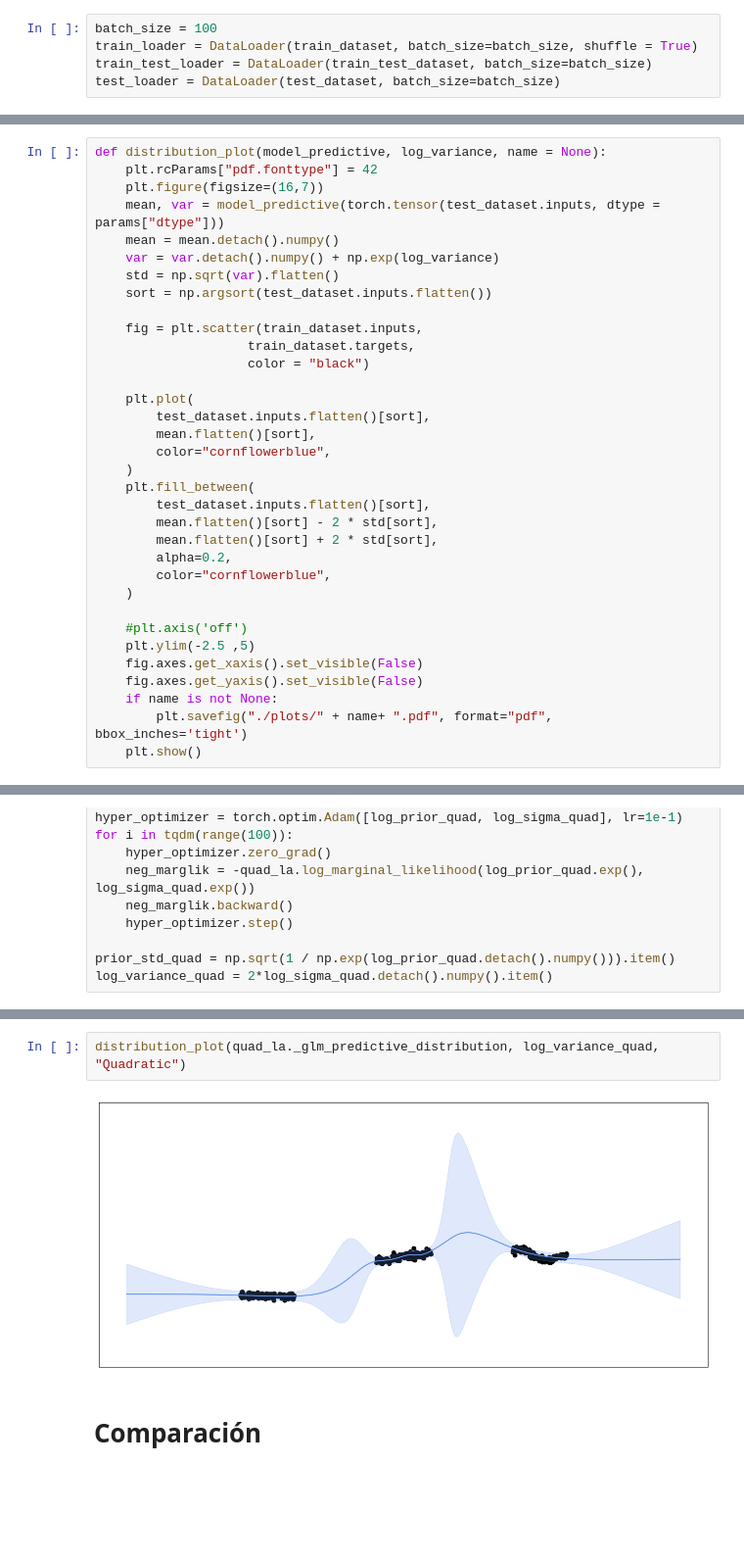
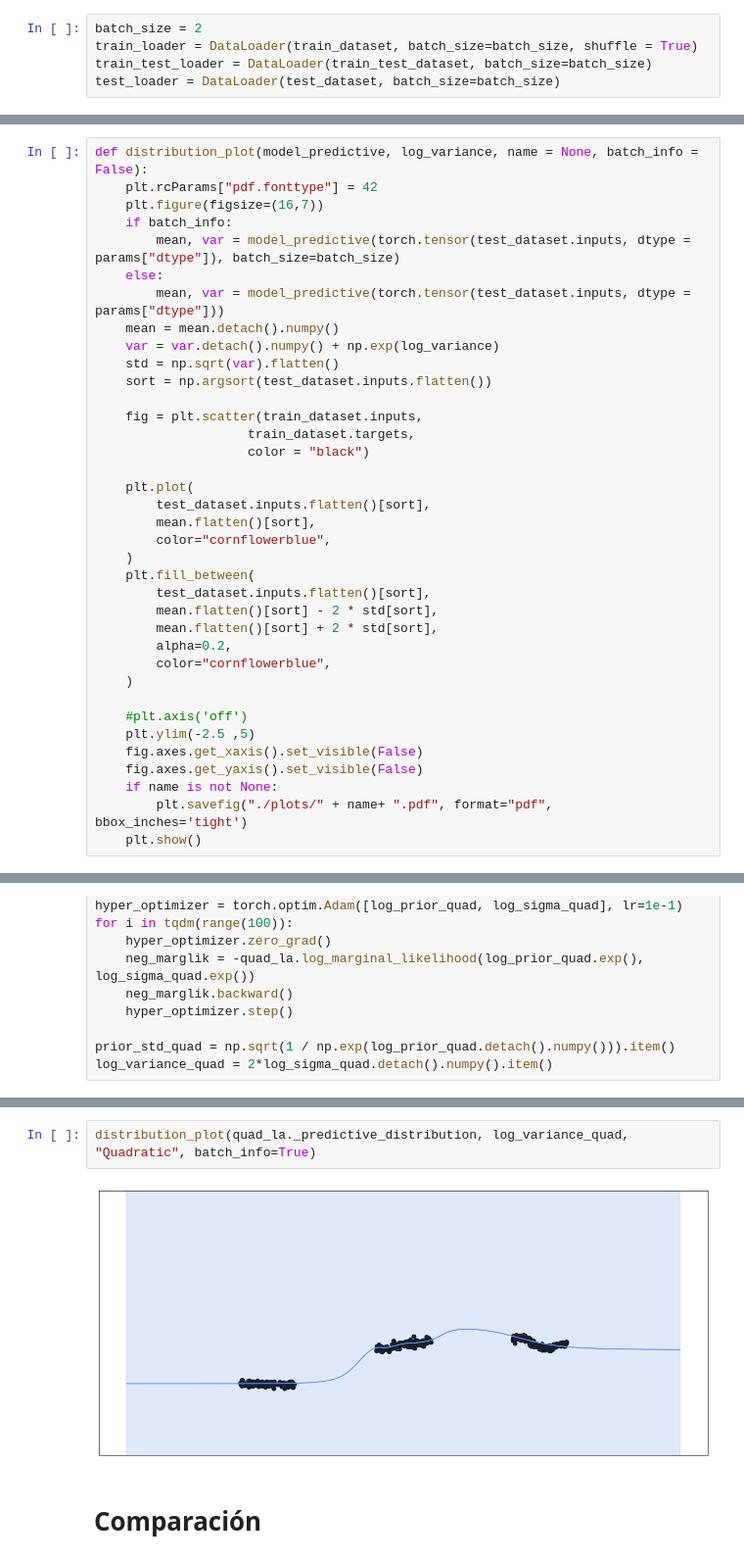
Before and after one commit to pedro-jgl/QuadraticLaplaceMethod, a Jupyter notebook: ToyExample.ipynb, the cells around one changed output, grey strips where cells are left out. Shown at 98% size. Drawn from its saved outputs; the diff is of its cells as text; blank space fills up the shorter version.

```diff
--- a/ToyExample.ipynb
+++ b/ToyExample.ipynb
@@ -43,7 +43,7 @@ Label dimension:  1
 Labels mean value:  0
 Labels standard deviation:  1
 # %%
-batch_size = 100
+batch_size = 2
 train_loader = DataLoader(train_dataset, batch_size=batch_size, shuffle = True)
 train_test_loader = DataLoader(train_test_dataset, batch_size=batch_size)
 test_loader = DataLoader(test_dataset, batch_size=batch_size)
@@ -137,8 +137,11 @@ Optimal GP likelihoog log variance:  -5.5347821004082105
 # %%
-def distribution_plot(model_predictive, log_variance, name = None):
+def distribution_plot(model_predictive, log_variance, name = None, batch_info = False):
     plt.rcParams["pdf.fonttype"] = 42
     plt.figure(figsize=(16,7))
-    mean, var = model_predictive(torch.tensor(test_dataset.inputs, dtype = params["dtype"]))
+    if batch_info:
+        mean, var = model_predictive(torch.tensor(test_dataset.inputs, dtype = params["dtype"]), batch_size=batch_size)
+    else:
+        mean, var = model_predictive(torch.tensor(test_dataset.inputs, dtype = params["dtype"]))
     mean = mean.detach().numpy()
     var = var.detach().numpy() + np.exp(log_variance)
     std = np.sqrt(var).flatten()
@@ -203,7 +206,7 @@ Optimal GP likelihoog log variance:  -5.534764506201917
 # %%
-distribution_plot(quad_la._glm_predictive_distribution, log_variance_quad, "Quadratic")
+distribution_plot(quad_la._predictive_distribution, log_variance_quad, "Quadratic", batch_info=True)
 # %% [output]
-[figure, old version]
+[figure, new version]
 # %% [markdown]
 # Comparación
 # %%
```
Also changed, not shown: parts of 8 cells of this notebook, 3 other files.
